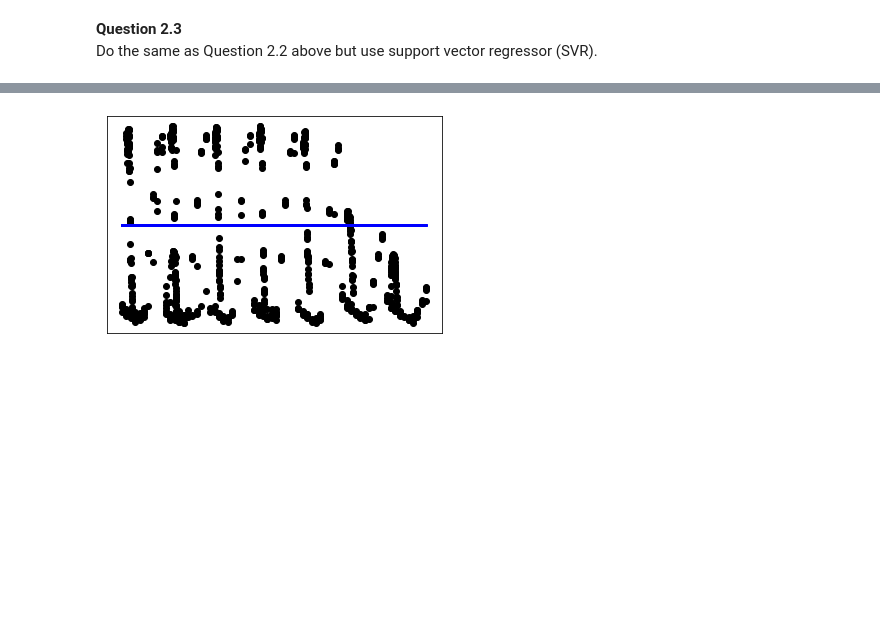
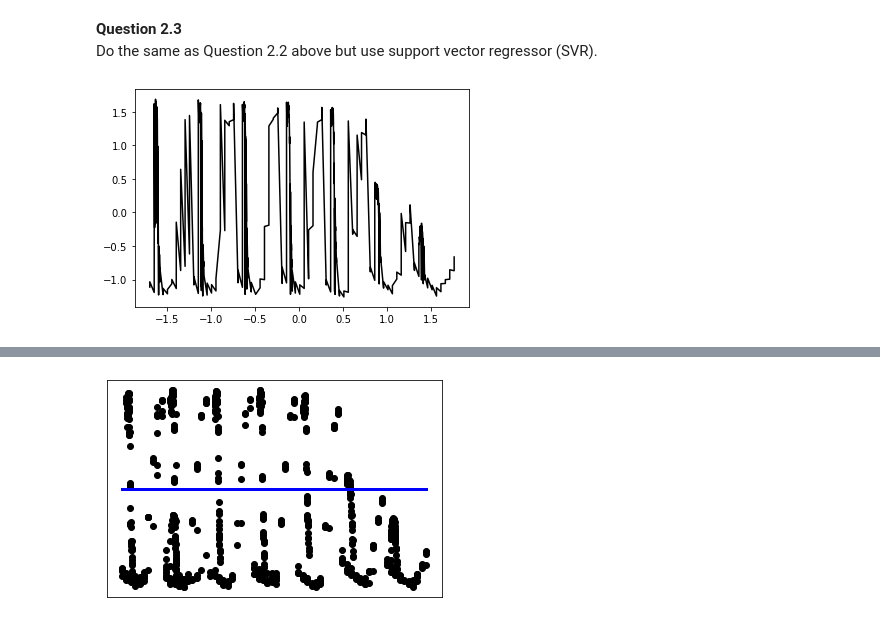
Before and after one commit to EthanWong2212/EE4211_Proj, a Jupyter notebook: part2.ipynb, the cells around one changed output, grey strips where cells are left out. Saved outputs shown, nothing was run; the diff lists cells and outputs as text; code cells hidden in the pictures; blank space fills up the shorter version.

```diff
--- a/part2.ipynb
+++ b/part2.ipynb
@@ -202,3 +214,9 @@ sc_X = StandardScaler()
 sc_y = StandardScaler()
 X = sc_X.fit_transform(train_x.reshape(-1, 1))
 y = sc_y.fit_transform(np.asarray(train_y).reshape(-1, 1))
+# %%
+plt.plot(X, y, color="black")
+
+plt.show()
+# %% [output]
+[figure, added]
```
Also changed, not shown: parts of 7 cells of this notebook.
